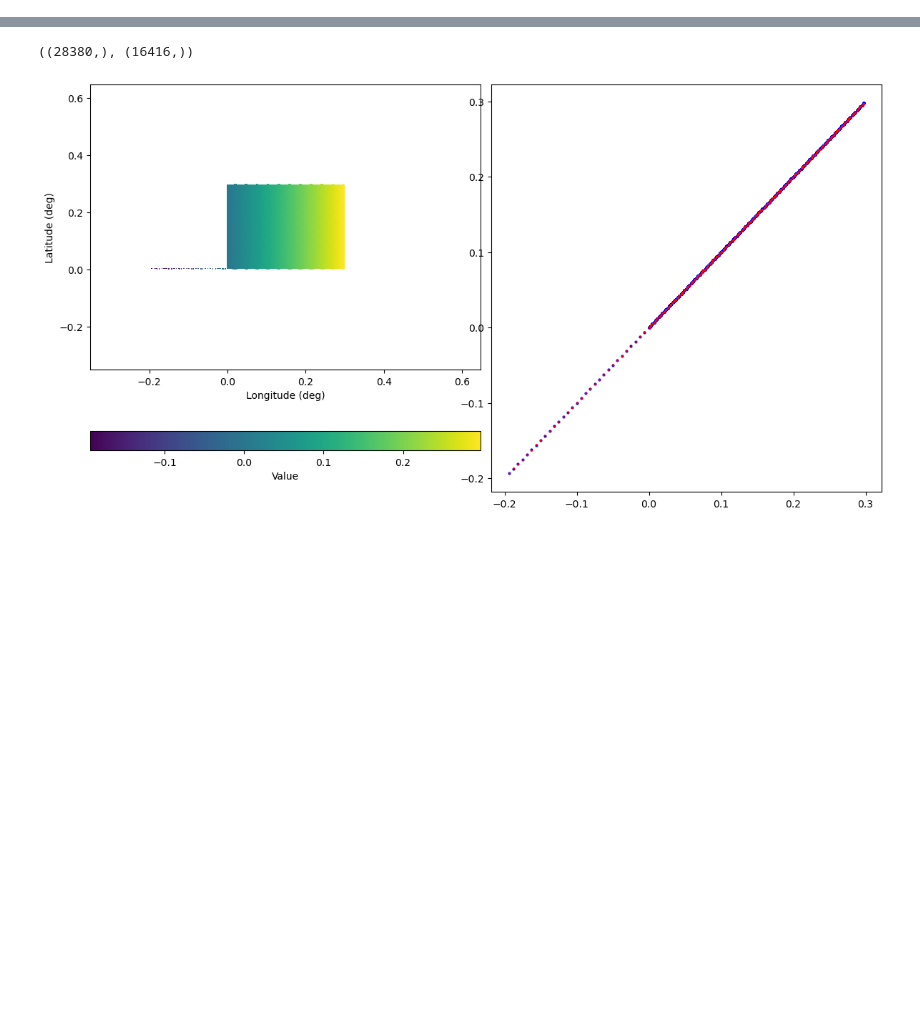
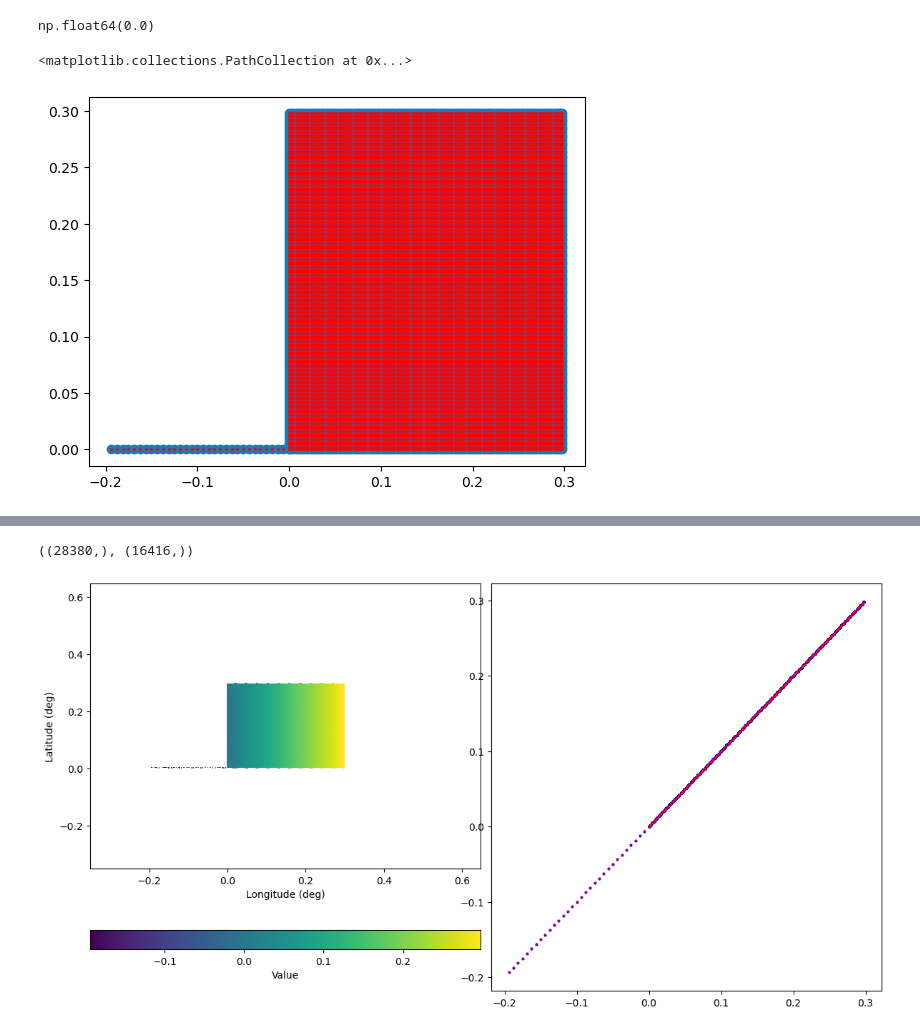
Before and after one commit to EOPF-DGGS/healpix-resample, a Jupyter notebook: notebooks/Test_regrid_to_healpix.ipynb, the cells around one changed output, grey strips where cells are left out. Cells and saved outputs as stored; diff of their text form; code cells hidden in the pictures; blank space fills up the shorter version.

Commit message:
add zuniq regridding

```diff
--- a/notebooks/Test_regrid_to_healpix.ipynb
+++ b/notebooks/Test_regrid_to_healpix.ipynb
@@ -21,3 +21,24 @@ nline=32
 lon=np.concatenate([-0.2*np.arange(nline)/nline,lon])
 lat=np.concatenate([0.0*np.arange(nline)/nline,lat])
 val=lon
+# %%
+from regrid_to_healpix.regrid_to_healpix_zuniq import Set
+
+nr = Set(lon_deg=lon, lat_deg=lat)  # zuniq transform
+# puis:
+hval     = nr.transform(val)  # selon ton API
+rval     = nr.invert(hval)
+cell_ids = nr.get_cell_ids()
+np.max(rval-val)
+# %% [output]
+np.float64(0.0)
+# %%
+import healpix_geo
+lo,la=healpix_geo.nested.healpix_to_lonlat(cell_ids, 29,ellipsoid='WGS84')
+# %%
+lo[lo>180]-=360
+plt.scatter(lon,lat)
+plt.scatter(lo,la,color='r',s=1)
+# %% [output]
+<matplotlib.collections.PathCollection at 0x...>
+[figure, added]
```
Also changed, not shown: parts of 2 cells of this notebook, 2 other files.
